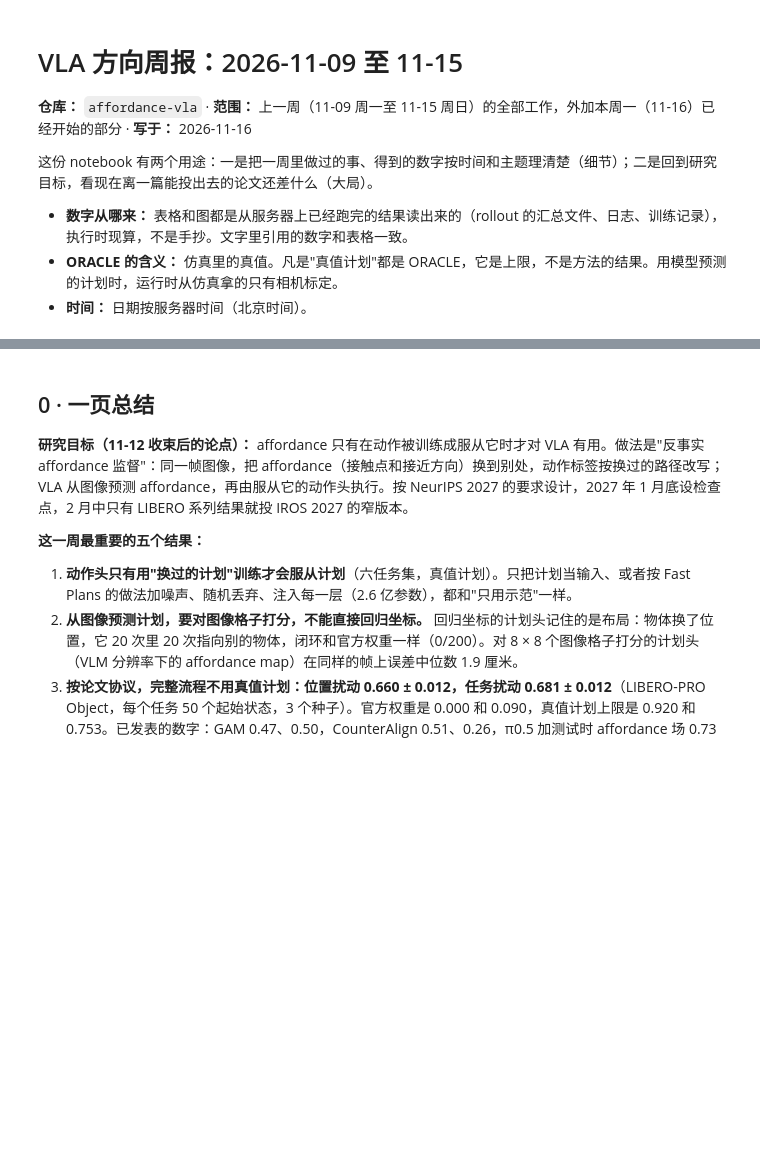
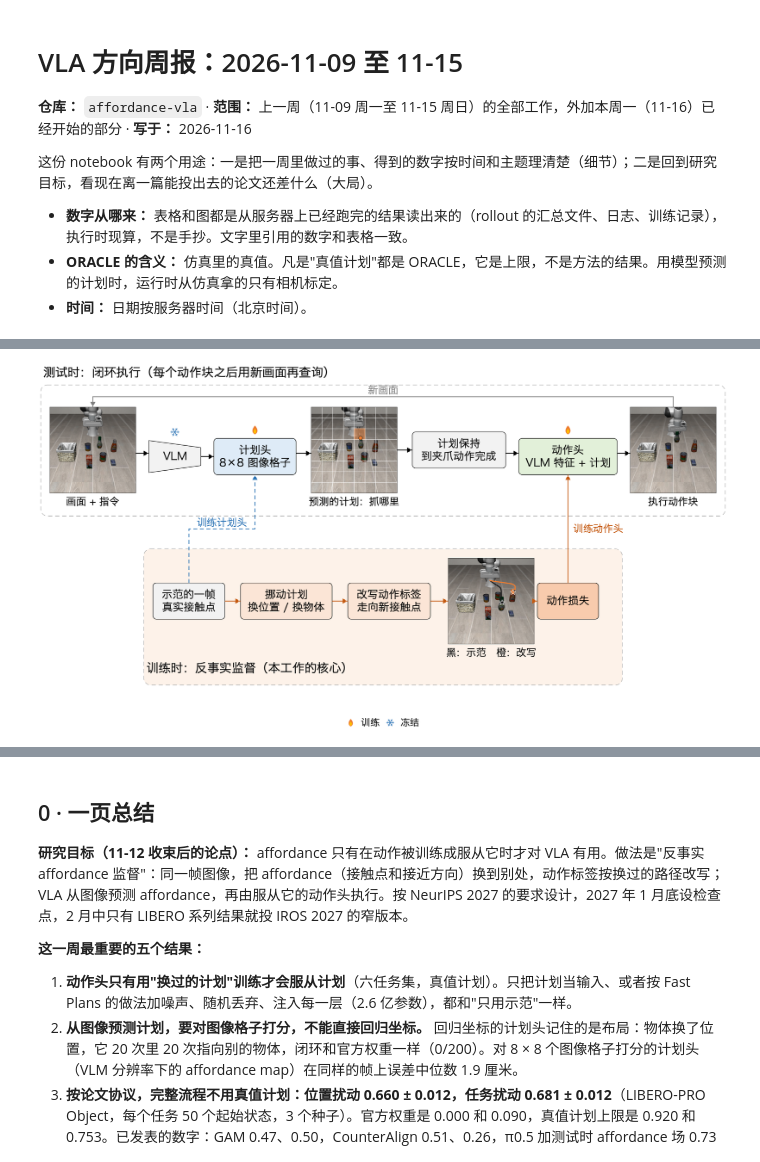
Before and after one commit to zniihgnexy/affordance-vla, a Jupyter notebook: report/2026-11-16_weekly_review.ipynb, the cells around one changed output, grey strips where cells are left out. Saved outputs shown, nothing was run; the diff lists cells and outputs as text; code cells hidden in the pictures; blank space fills up the shorter version.

```diff
--- a/report/2026-11-16_weekly_review.ipynb
+++ b/report/2026-11-16_weekly_review.ipynb
@@ -10,0 +19,6 @@
+# %%
+from IPython.display import Image
+
+Image(filename="media/pipeline_overview/pipeline_overview.png", width=1000)
+# %% [output]
+[figure, added]
```
Also changed, not shown: parts of 3 cells of this notebook, 10 other files.
